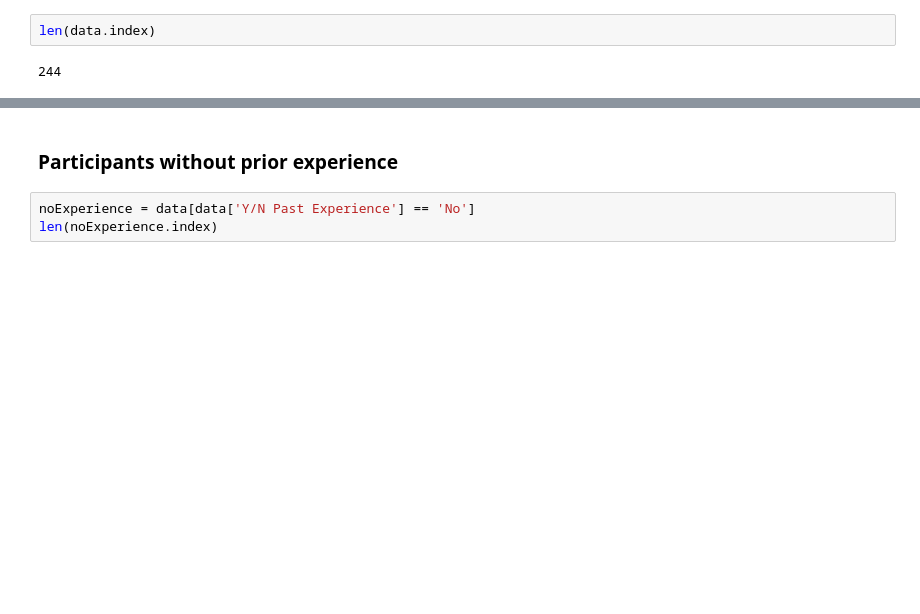
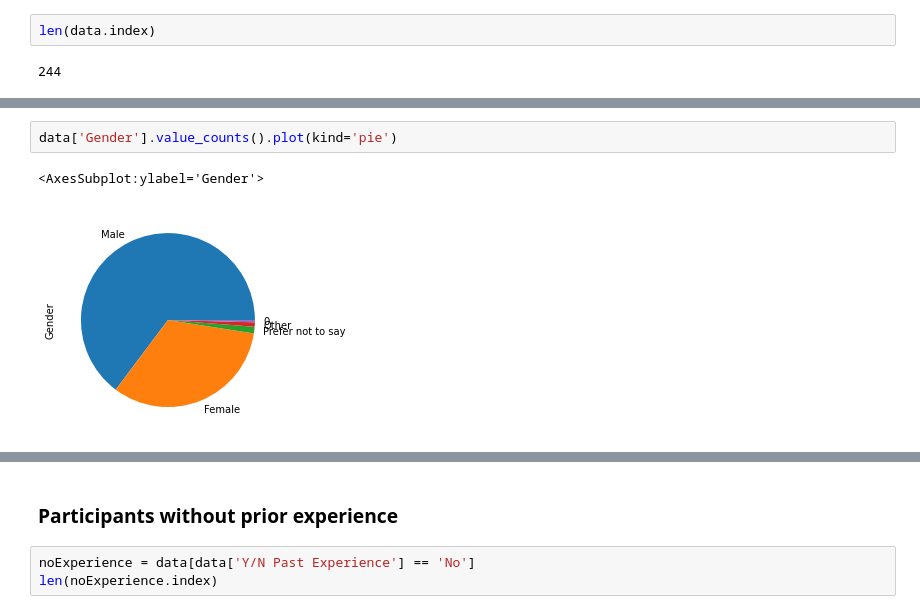
Before and after one commit to mariaalonso2705/fyp-data-analysis, a Jupyter notebook: Survey Analysis.ipynb, the cells around one changed output, grey strips where cells are left out. Cells and saved outputs as stored; diff of their text form; blank space fills up the shorter version.

```diff
--- a/Survey Analysis.ipynb
+++ b/Survey Analysis.ipynb
@@ -216,0 +229,5 @@ len(data.index)
+# %%
+data['Gender'].value_counts().plot(kind='pie')
+# %% [output]
+<AxesSubplot:ylabel='Gender'>
+[figure, added]
```
Also changed, not shown: parts of 27 cells of this notebook.
